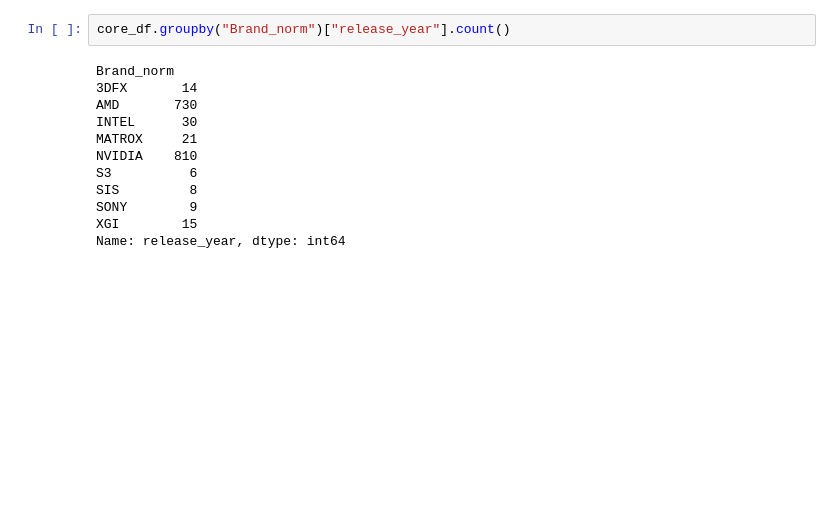
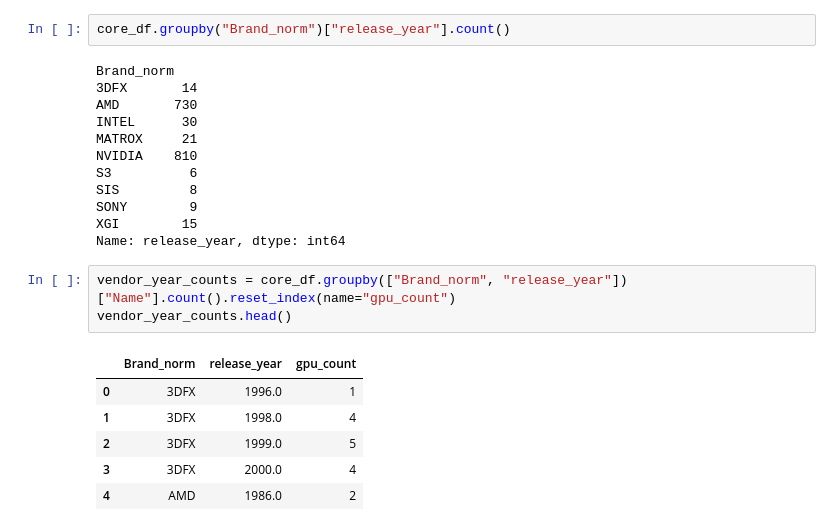
Before and after one commit to paingkalay7324/gpuAnalysis, a Jupyter notebook: eda.ipynb, the cells around one changed output. Cells and saved outputs as stored; diff of their text form; blank space fills up the shorter version.

```diff
--- a/eda.ipynb
+++ b/eda.ipynb
@@ -233,3 +235,13 @@ SIS         8
 SONY        9
 XGI        15
 Name: release_year, dtype: int64
+# %%
+vendor_year_counts = core_df.groupby(["Brand_norm", "release_year"])["Name"].count().reset_index(name="gpu_count")
+vendor_year_counts.head()
+# %% [output]
+|  | Brand_norm | release_year | gpu_count |
+| 0 | 3DFX | 1996.0 | 1 |
+| 1 | 3DFX | 1998.0 | 4 |
+| 2 | 3DFX | 1999.0 | 5 |
+| 3 | 3DFX | 2000.0 | 4 |
+| 4 | AMD | 1986.0 | 2 |
```
Also changed, not shown: parts of 7 cells of this notebook.
